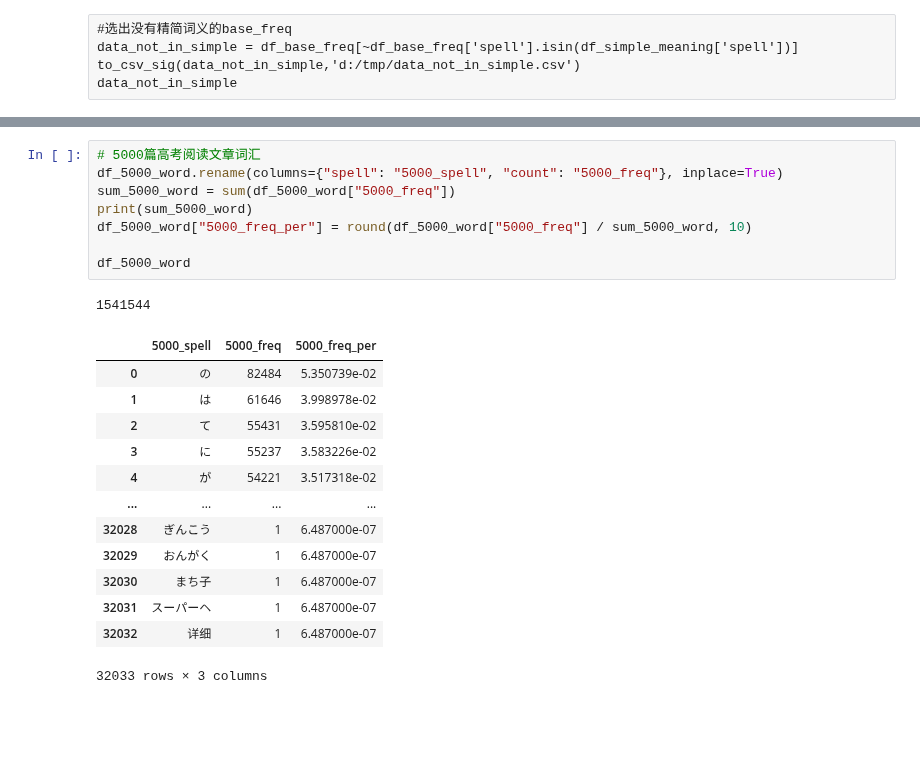
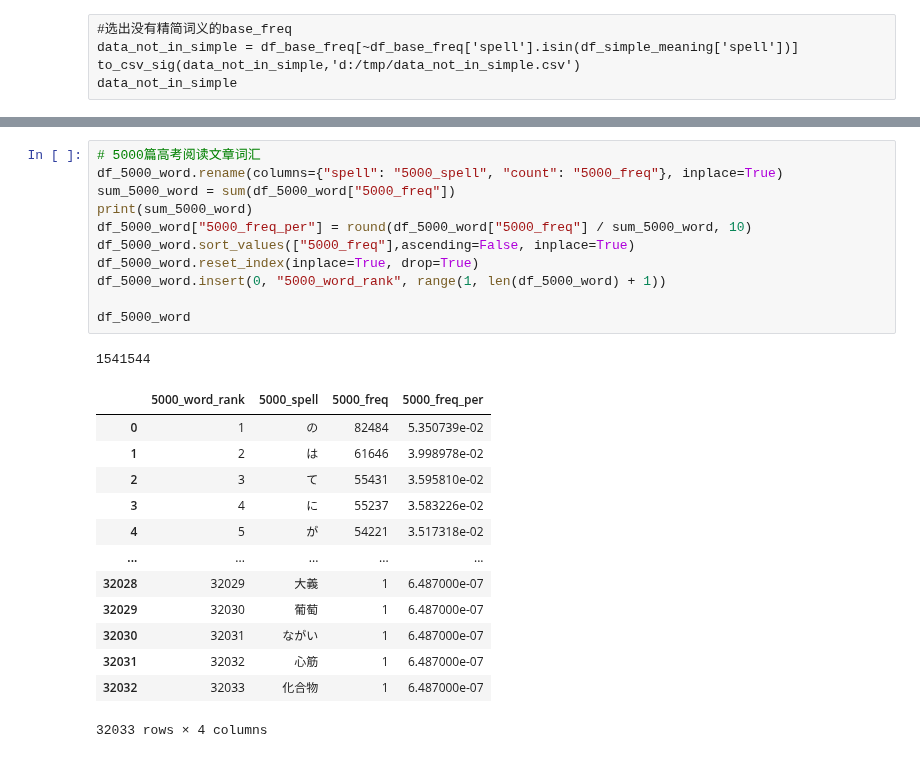
Before and after one commit to hopensic/python-notebooks, a Jupyter notebook: 05.base/jap_base.ipynb, the cells around one changed output, grey strips where cells are left out. Saved outputs shown, nothing was run; the diff lists cells and outputs as text; blank space fills up the shorter version.

```diff
--- a/05.base/jap_base.ipynb
+++ b/05.base/jap_base.ipynb
@@ -200,26 +254,29 @@ df_base_word
 # %%
 # 5000篇高考阅读文章词汇
 df_5000_word.rename(columns={"spell": "5000_spell", "count": "5000_freq"}, inplace=True)
 sum_5000_word = sum(df_5000_word["5000_freq"])
 print(sum_5000_word)
 df_5000_word["5000_freq_per"] = round(df_5000_word["5000_freq"] / sum_5000_word, 10)
+df_5000_word.sort_values(["5000_freq"],ascending=False, inplace=True)
+df_5000_word.reset_index(inplace=True, drop=True)
+df_5000_word.insert(0, "5000_word_rank", range(1, len(df_5000_word) + 1))
 
 df_5000_word
 # %% [output]
 1541544
-|  | 5000_spell | 5000_freq | 5000_freq_per |
-| 0 | の | 82484 | 5.350739e-02 |
-| 1 | は | 61646 | 3.998978e-02 |
-| 2 | て | 55431 | 3.595810e-02 |
-| 3 | に | 55237 | 3.583226e-02 |
-| 4 | が | 54221 | 3.517318e-02 |
-| ... | ... | ... | ... |
-| 32028 | ぎんこう | 1 | 6.487000e-07 |
-| 32029 | おんがく | 1 | 6.487000e-07 |
-| 32030 | まち子 | 1 | 6.487000e-07 |
-| 32031 | スーパーヘ | 1 | 6.487000e-07 |
-| 32032 | 详细 | 1 | 6.487000e-07 |
+|  | 5000_word_rank | 5000_spell | 5000_freq | 5000_freq_per |
+| 0 | 1 | の | 82484 | 5.350739e-02 |
+| 1 | 2 | は | 61646 | 3.998978e-02 |
+| 2 | 3 | て | 55431 | 3.595810e-02 |
+| 3 | 4 | に | 55237 | 3.583226e-02 |
+| 4 | 5 | が | 54221 | 3.517318e-02 |
+| ... | ... | ... | ... | ... |
+| 32028 | 32029 | 大義 | 1 | 6.487000e-07 |
+| 32029 | 32030 | 葡萄 | 1 | 6.487000e-07 |
+| 32030 | 32031 | ながい | 1 | 6.487000e-07 |
+| 32031 | 32032 | 心筋 | 1 | 6.487000e-07 |
+| 32032 | 32033 | 化合物 | 1 | 6.487000e-07 |
-32033 rows × 3 columns
+32033 rows × 4 columns
 # %%
 set_long_word = set(df_long_word_summed["bccwj_lemma"])
 set_base_word = set(df_base_word["base_word"])
```
Also changed, not shown: parts of 9 cells of this notebook, 1 other file.
